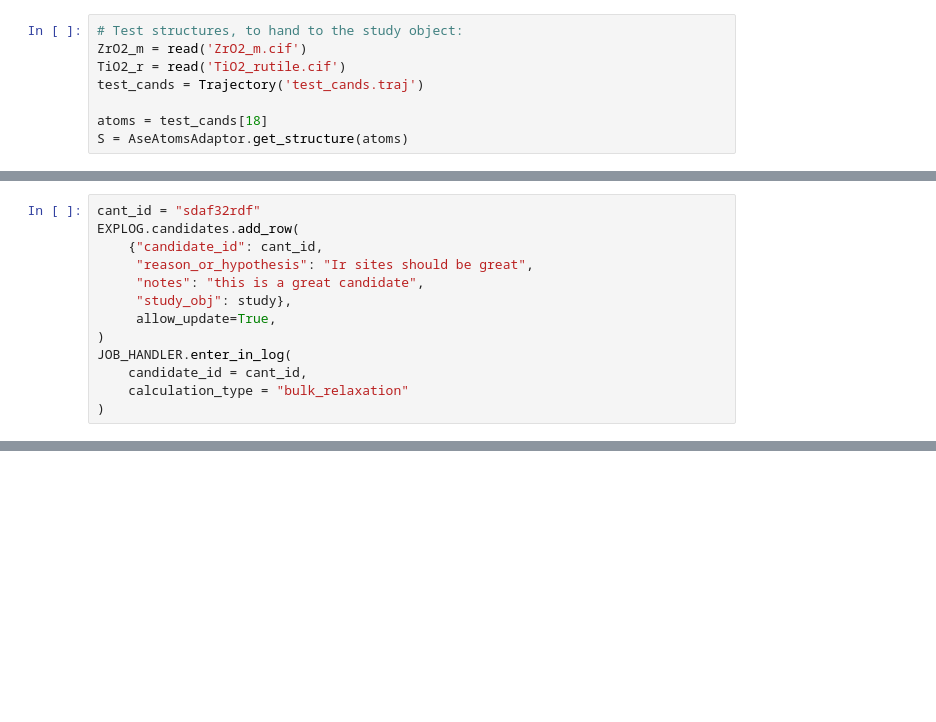
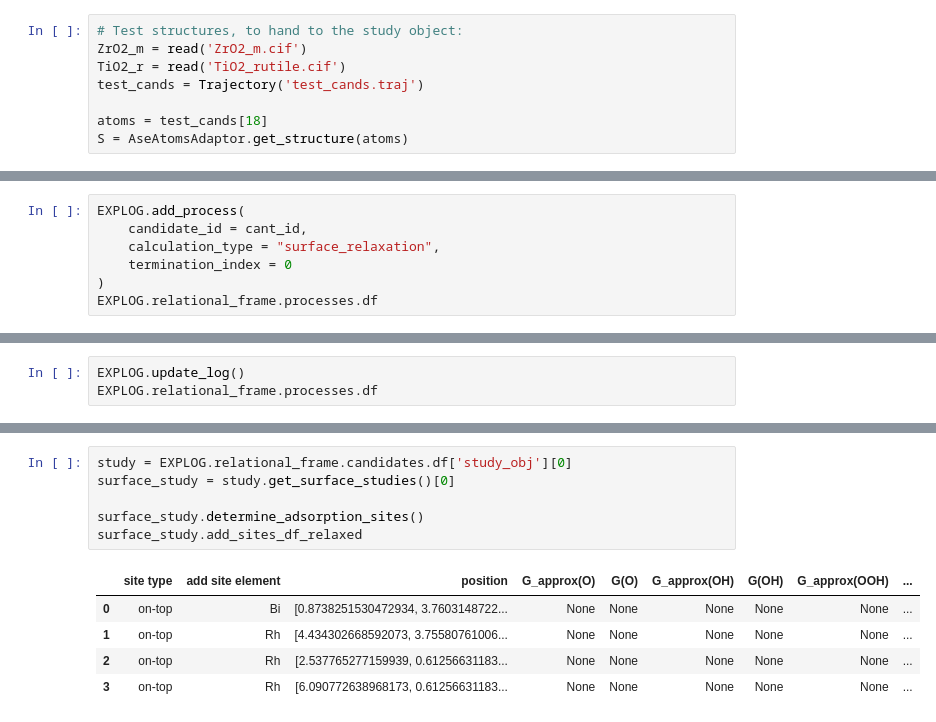
Before and after one commit to Matminator/GNoME_DREAMS_OER_screening, a Jupyter notebook: notebooks/sudo_workflow.ipynb, the cells around one changed output, grey strips where cells are left out. Cells and saved outputs as stored; diff of their text form; blank space fills up the shorter version.

```diff
--- a/notebooks/sudo_workflow.ipynb
+++ b/notebooks/sudo_workflow.ipynb
@@ -79,13 +60,0 @@ EXPLOG.processes.df
-# %%
-cant_id = "sdaf32rdf"
-EXPLOG.candidates.add_row(
-    {"candidate_id": cant_id,
-     "reason_or_hypothesis": "Ir sites should be great",
-     "notes": "this is a great candidate",
-     "study_obj": study},
-     allow_update=True,
-)
-JOB_HANDLER.enter_in_log(
-    candidate_id = cant_id,
-    calculation_type = "bulk_relaxation"
-)
@@ -97,0 +89,7 @@ JOB_HANDLER.update_log().df
+# %%
+EXPLOG.add_process(
+    candidate_id = cant_id,
+    calculation_type = "surface_relaxation",
+    termination_index = 0
+)
+EXPLOG.relational_frame.processes.df
@@ -97,0 +110,3 @@ JOB_HANDLER.update_log().df
+# %%
+EXPLOG.update_log()
+EXPLOG.relational_frame.processes.df
@@ -97,0 +117,12 @@ JOB_HANDLER.update_log().df
+# %%
+study = EXPLOG.relational_frame.candidates.df['study_obj'][0]
+surface_study = study.get_surface_studies()[0]
+
+surface_study.determine_adsorption_sites()
+surface_study.add_sites_df_relaxed
+# %% [output]
+|  | site type | add site element | position | G_approx(O) | G(O) | G_approx(OH) | G(OH) | G_approx(OOH) | ... |
+| 0 | on-top | Bi | [0.8738251530472934, 3.7603148722... | None | None | None | None | None | ... |
+| 1 | on-top | Rh | [4.434302668592073, 3.75580761006... | None | None | None | None | None | ... |
+| 2 | on-top | Rh | [2.537765277159939, 0.61256631183... | None | None | None | None | None | ... |
+| 3 | on-top | Rh | [6.090772638968173, 0.61256631183... | None | None | None | None | None | ... |
```
Also changed, not shown: parts of 19 cells of this notebook, 8 other files.
